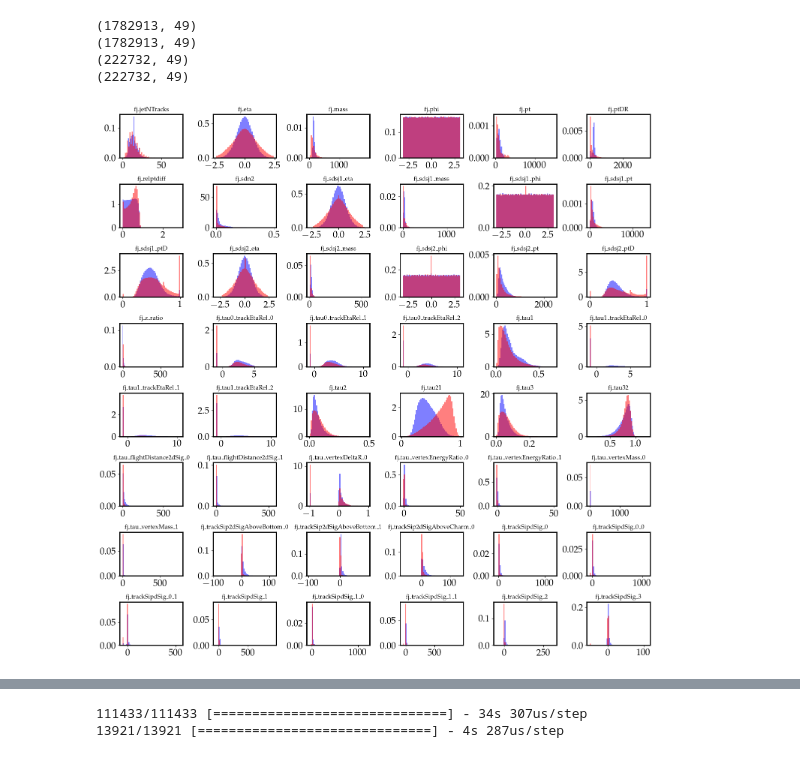
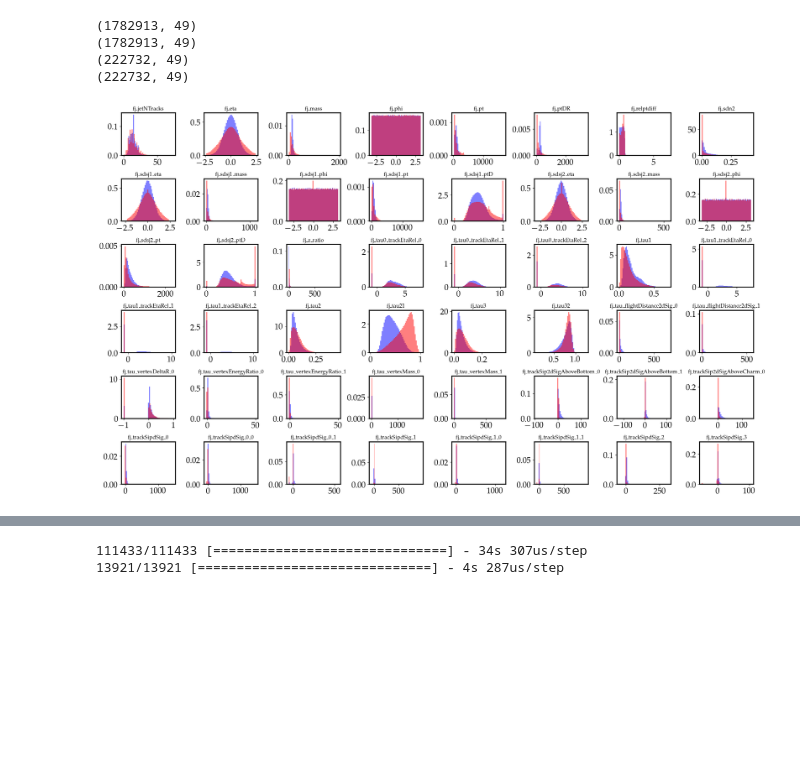
Before and after one commit to ikrommyd/PHYS549, a Jupyter notebook: model.ipynb, the cells around one changed output, grey strips where cells are left out. Cells and saved outputs as stored; diff of their text form; code cells hidden in the pictures; blank space fills up the shorter version.

```diff
--- a/model.ipynb
+++ b/model.ipynb
@@ -88,17 +88,18 @@ print(sig_test_out.shape)
 (222732, 49)
 (222732, 49)
 # %%
-fig, axes = plt.subplots(8,6, figsize=(15,15))
+fig, axes = plt.subplots(6,8, figsize=(20,12))
 
 features_to_plot = sig_train_out.columns.drop('fj_nSV')
 
 for ax, label in tqdm(zip(axes.ravel(), features_to_plot), total = len(features_to_plot)):
     ax.hist(sig_train_out[label],density=True,color='b',alpha=0.5,bins=50)
     ax.hist(bkg_train_out[label],density=True,color='r',alpha=0.5,bins=50)
     ax.set_title(label)
 
 plt.tight_layout()
+plt.savefig('plots/hists.pdf')
 plt.show()
 # %% [output]
-[figure, old version]
+[figure, new version]
 # %%
```
Also changed, not shown: parts of 12 cells of this notebook, 8 other files.
